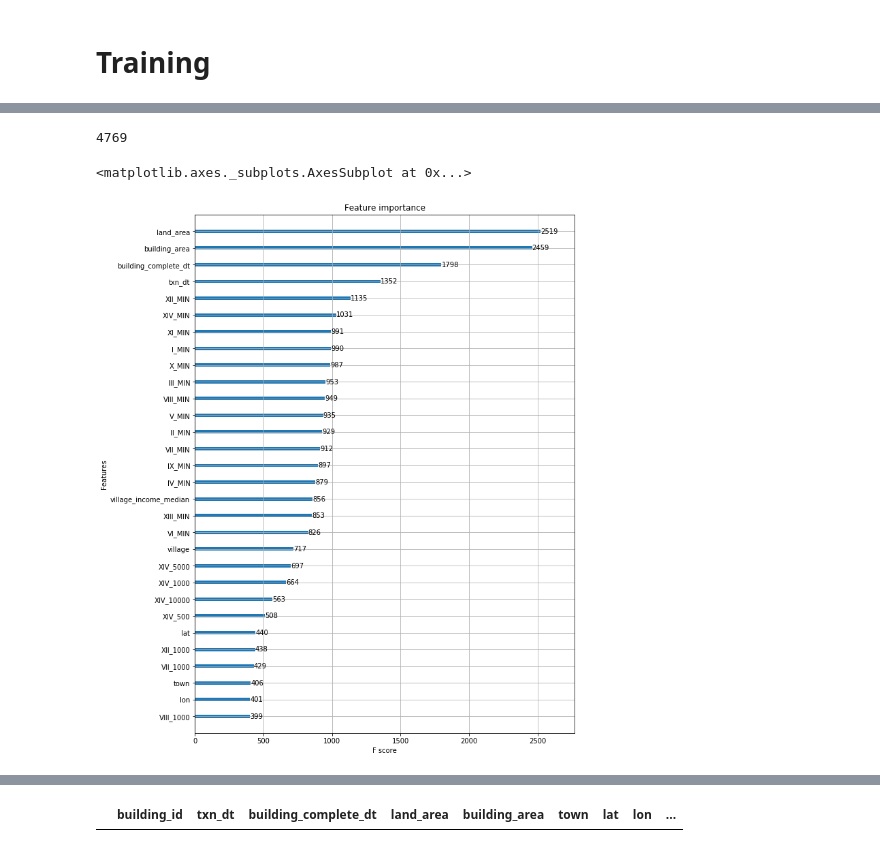
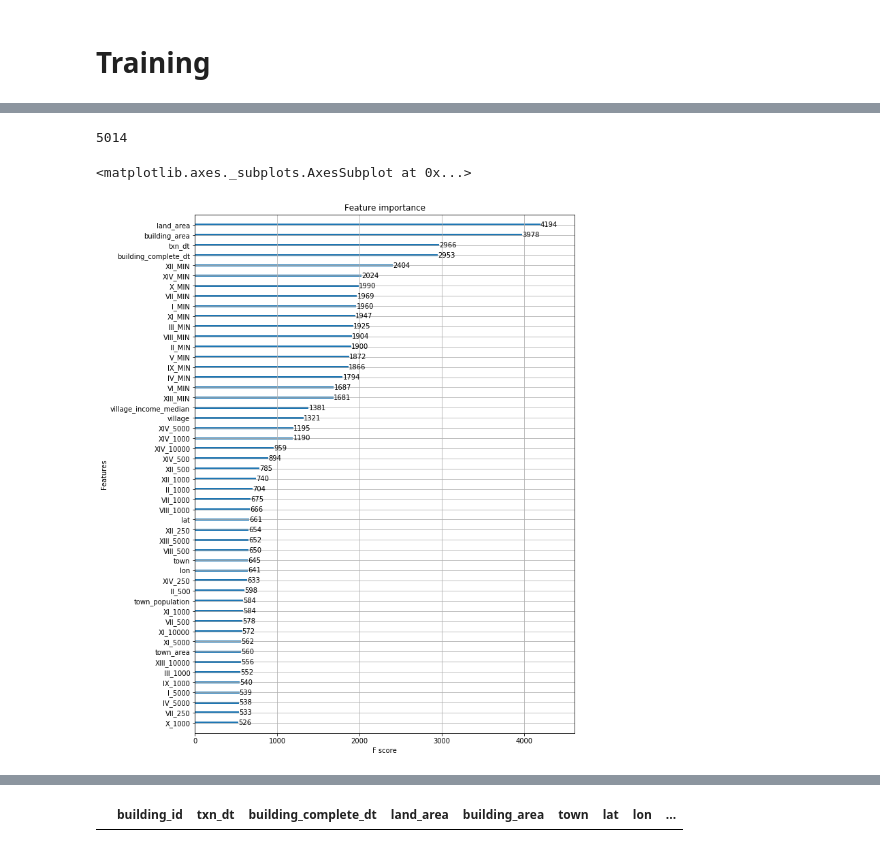
Before and after one commit to ChingChieh/HousePriceCompetition, a Jupyter notebook: House Price.ipynb, the cells around one changed output, grey strips where cells are left out. Saved outputs shown, nothing was run; the diff lists cells and outputs as text; code cells hidden in the pictures.

```diff
--- a/House Price.ipynb
+++ b/House Price.ipynb
@@ -84,10 +84,11 @@ Name: village_income_median, dtype: float64
 # %% [markdown]
 決定用同個 town 的 village_income_median 來填空值
 # %%
-s = df.groupby('town')['village_income_median'].median()
-df['village_income_median'].fillna(df['town'].map(s), inplace=True)
+#s = df.groupby('town')['village_income_median'].median()
+#df['village_income_median'].fillna(df['town'].map(s), inplace=True)
 # %%
-df['village_income_median'].fillna(df['village_income_median'].mean(),inplace=True)
+#df['village_income_median'].fillna(df['village_income_median'].mean(),inplace=True)
+df['village_income_median'].fillna(df['village_income_median'].mode()[0], inplace=True)
 # %%
 df.drop(['parking_area','parking_price'],axis=1,inplace=True)
 # %% [markdown]
@@ -220,2 +204,7 @@ test['txn_floor_28'] = 0
+# %%
+# test['building_material_5'] = 0
+# test['txn_floor_28'] = 0
+df_after.drop(['building_material_5','txn_floor_28'], axis=1, inplace=True)
+# df_after['building_material_5'].head()
 # %% [markdown]
 # 產生要訓練 model 的資料
@@ -331,3 +302,21 @@ XGBRegressor(base_score=0.5, booster='gbtree', colsample_bylevel=1,
        nthread=8, objective='reg:linear', random_state=0, reg_alpha=0,
        reg_lambda=1, scale_pos_weight=1, seed=41, silent=True,
        subsample=0.8)
+# %%
+model = XGBRegressor(
+    max_depth=9,
+    n_estimators=5000,
+    min_child_weight=300,
+    colsample_bytree=0.8,
+    subsample=0.8,
+    eta=0.3,
+    nthread=8,
+    seed=41)
+
+model.fit(
+    X,
+    y,
+    eval_metric="rmse",
+    eval_set=[(X, y), (X_valid, y_valid)],
+    verbose=True,
+    early_stopping_rounds = 80)
@@ -334,13 +348,13 @@ XGBRegressor(base_score=0.5, booster='gbtree', colsample_bylevel=1,
 # %%
 validation(model.predict(X_valid),y_valid)
 # %% [output]
-4769
+5014
 # %%
 fig, ax = plt.subplots(1,1,figsize=(10,14))
-plot_importance(booster=model, ax=ax, max_num_features=30)
+plot_importance(booster=model, ax=ax, max_num_features=50)
 # %% [output]
 <matplotlib.axes._subplots.AxesSubplot at 0x...>
-[figure, old version]
+[figure, new version]
 # %%
 test_ = test[X.columns]
 # %%
```
Also changed, not shown: parts of 11 cells of this notebook.
